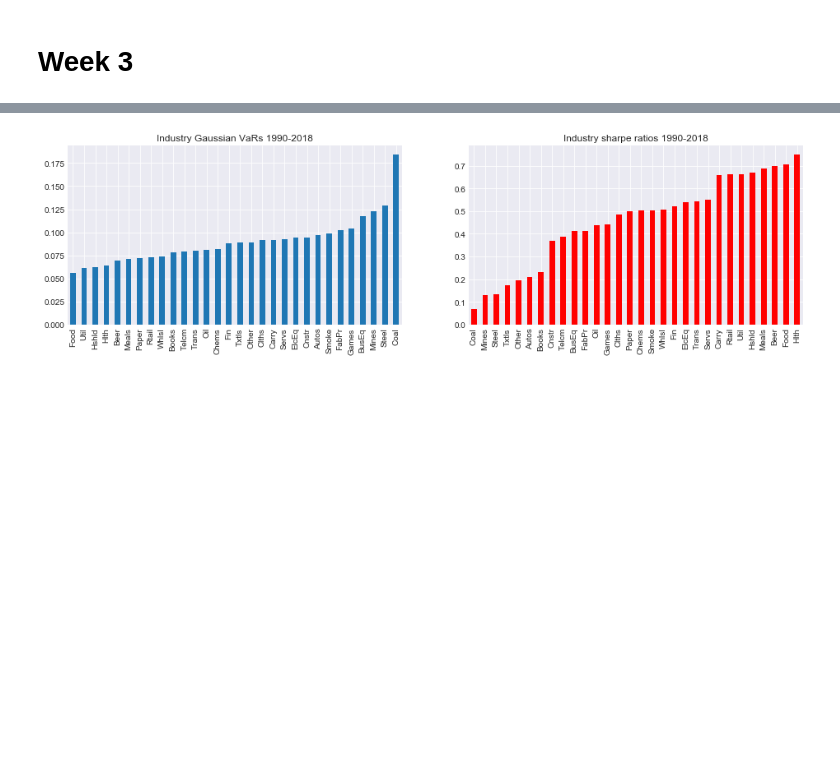
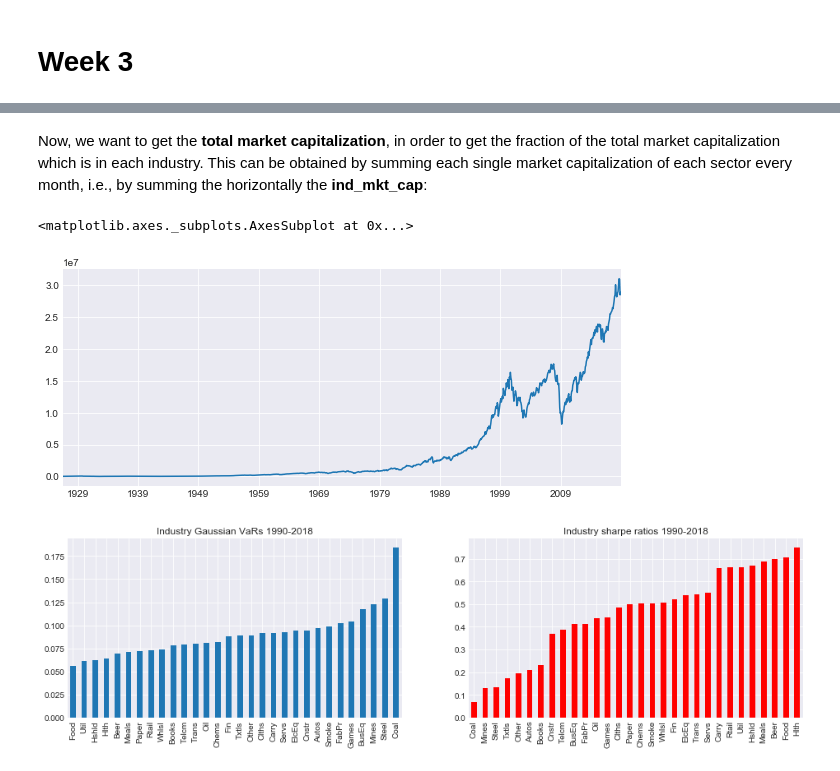
Before and after one commit to z4ir3/finance-courses, a Jupyter notebook: week-3.ipynb, the cells around one changed output, grey strips where cells are left out. Drawn from its saved outputs; the diff is of its cells as text; code cells hidden in the pictures; blank space fills up the shorter version.

Commit message:
starting constructing index by market cap

```diff
--- a/week-3.ipynb
+++ b/week-3.ipynb
@@ -21,0 +36,4 @@ ind = erk.get_ind_returns()
+# %%
+ind_rets   = erk.get_ind_returns()
+ind_nfirms = erk.get_ind_nfirms()
+ind_size   = erk.get_ind_size()
@@ -21,0 +81,3 @@ ind = erk.get_ind_returns()
+# %%
+ind_mkt_cap = ind_nfirms * ind_size
+ind_mkt_cap.head(3)
@@ -22,2 +90,12 @@ ind = erk.get_ind_returns()
+# %% [markdown]
+Now, we want to get the **total market capitalization**, in order to get the fraction of the
+total market capitalization which is in each industry.
+This can be obtained by summing each single market capitalization of each sector every month, i.e., by summing the horizontally the **ind_mkt_cap**:
+# %%
+total_mkt_cap = ind_mkt_cap.sum(axis=1)
+total_mkt_cap.plot(figsize=(10,4), grid=True)
+# %% [output]
+<matplotlib.axes._subplots.AxesSubplot at 0x...>
+[figure, added]
 # %%
 fig, ax = plt.subplots(figsize=(20,4), nrows=1, ncols=2)
```
Also changed, not shown: parts of 14 cells of this notebook.
